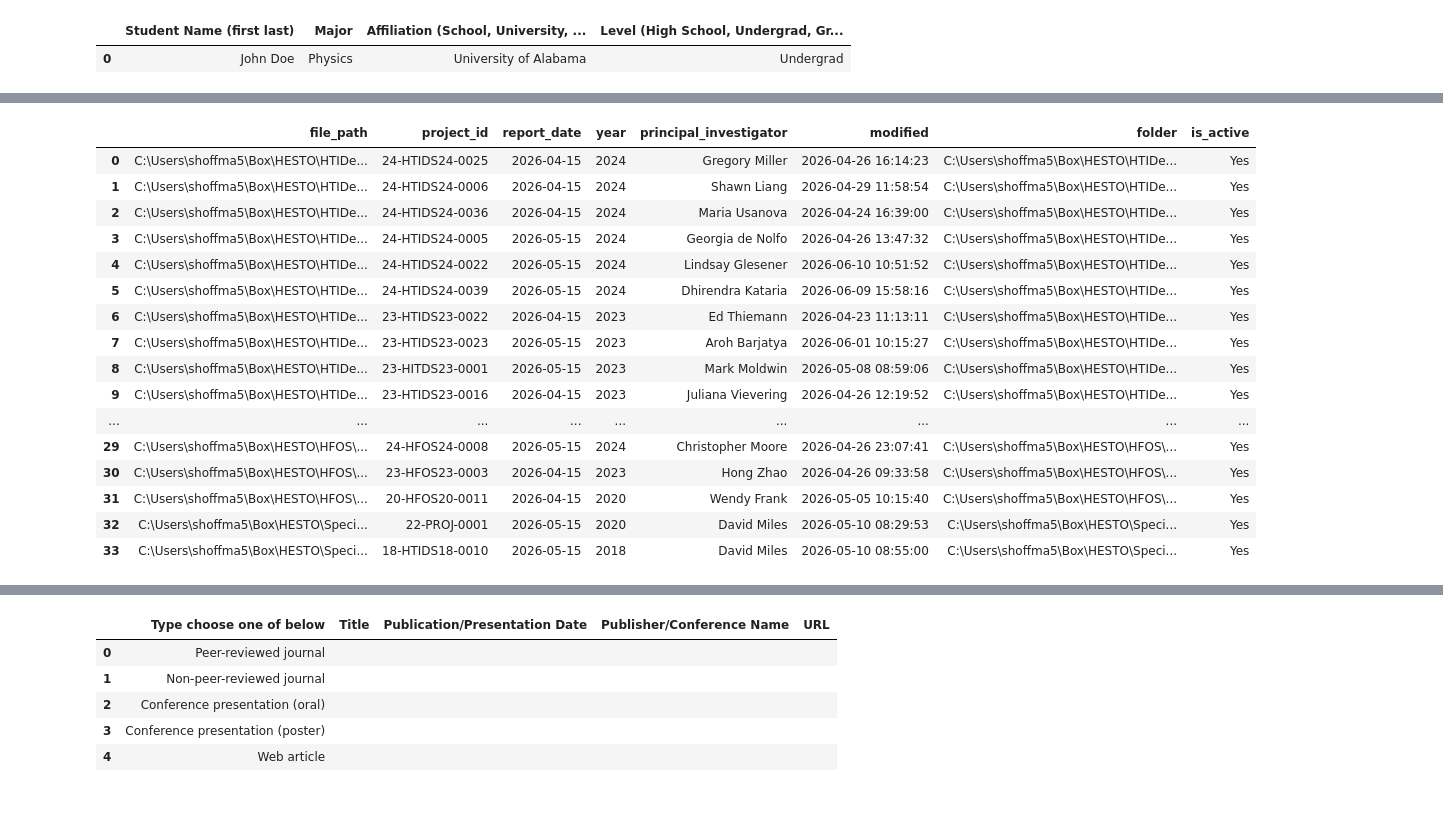
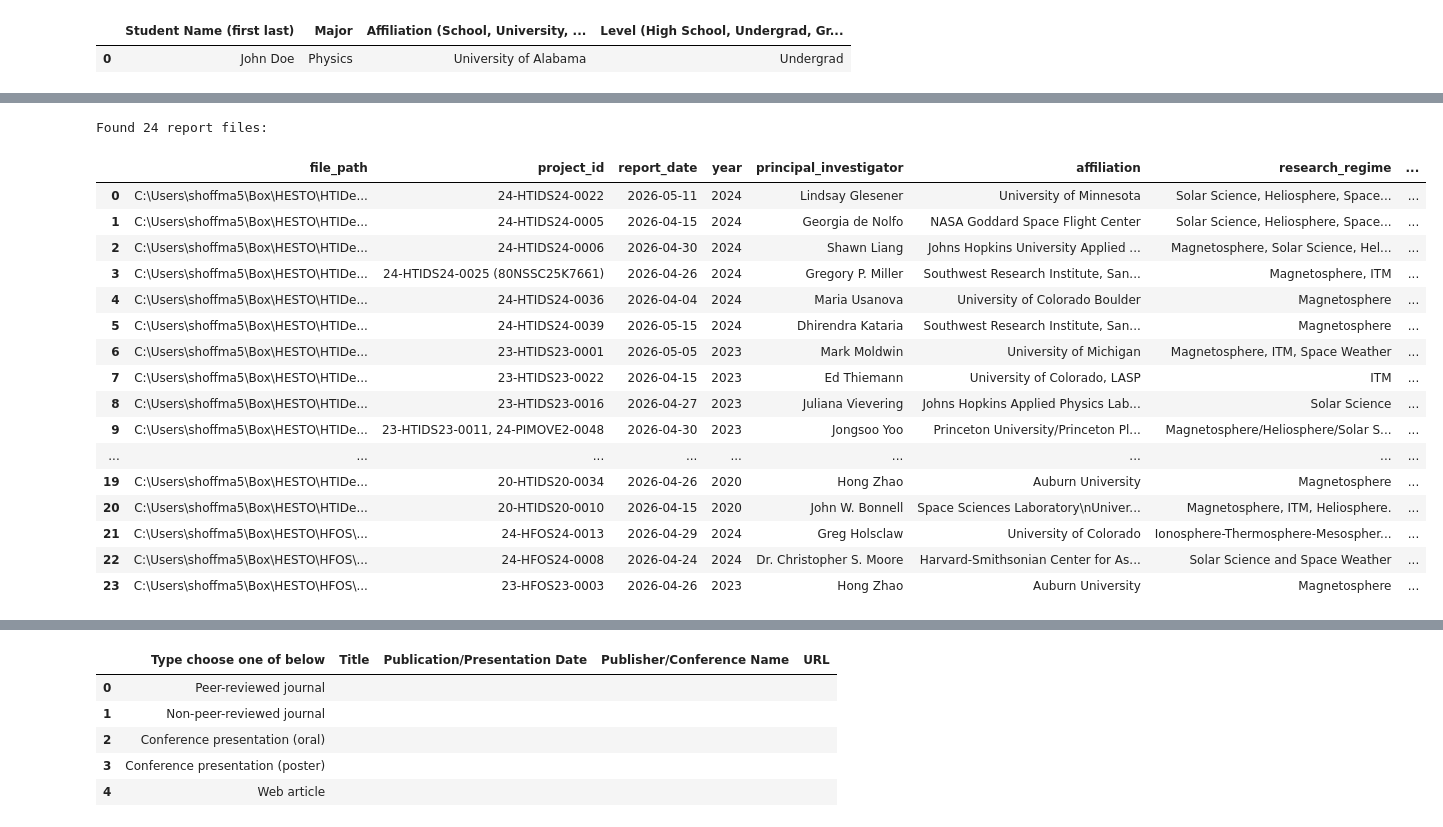
Before and after one commit to ShaunHoffmann/hestodb, a Jupyter notebook: hesto_uv_notebook.ipynb, the cells around one changed output, grey strips where cells are left out. Cells and saved outputs as stored; diff of their text form; code cells hidden in the pictures.

```diff
--- a/hesto_uv_notebook.ipynb
+++ b/hesto_uv_notebook.ipynb
@@ -81,7 +81,8 @@ files = [
     find_latest_report_pptx(Path("C:\\Users\\shoffma5\\Box\\HESTO\\Special Projects"))
 ]
 files = pd.concat(files, ignore_index=True)
-print(f"Found {len(files)} report files:")
+reports = [Report(p) for p in files["file_path"]]
+print(f"Found {len(reports)} report files:")
 files.to_csv("report_files.csv", index=False)
 files
 # %% [output]
@@ -89,17 +106,18 @@ Found 34 report files:
+Found 24 report files:
-|  | file_path | project_id | report_date | year | principal_investigator | modified | folder | is_active |
-| 0 | C:\Users\shoffma5\Box\HESTO\HTIDe... | 24-HTIDS24-0025 | 2026-04-15 | 2024 | Gregory Miller | 2026-04-26 16:14:23 | C:\Users\shoffma5\Box\HESTO\HTIDe... | Yes |
-| 1 | C:\Users\shoffma5\Box\HESTO\HTIDe... | 24-HTIDS24-0006 | 2026-04-15 | 2024 | Shawn Liang | 2026-04-29 11:58:54 | C:\Users\shoffma5\Box\HESTO\HTIDe... | Yes |
-| 2 | C:\Users\shoffma5\Box\HESTO\HTIDe... | 24-HTIDS24-0036 | 2026-04-15 | 2024 | Maria Usanova | 2026-04-24 16:39:00 | C:\Users\shoffma5\Box\HESTO\HTIDe... | Yes |
-| 3 | C:\Users\shoffma5\Box\HESTO\HTIDe... | 24-HTIDS24-0005 | 2026-05-15 | 2024 | Georgia de Nolfo | 2026-04-26 13:47:32 | C:\Users\shoffma5\Box\HESTO\HTIDe... | Yes |
-| 4 | C:\Users\shoffma5\Box\HESTO\HTIDe... | 24-HTIDS24-0022 | 2026-05-15 | 2024 | Lindsay Glesener | 2026-06-10 10:51:52 | C:\Users\shoffma5\Box\HESTO\HTIDe... | Yes |
-| 5 | C:\Users\shoffma5\Box\HESTO\HTIDe... | 24-HTIDS24-0039 | 2026-05-15 | 2024 | Dhirendra Kataria | 2026-06-09 15:58:16 | C:\Users\shoffma5\Box\HESTO\HTIDe... | Yes |
-| 6 | C:\Users\shoffma5\Box\HESTO\HTIDe... | 23-HTIDS23-0022 | 2026-04-15 | 2023 | Ed Thiemann | 2026-04-23 11:13:11 | C:\Users\shoffma5\Box\HESTO\HTIDe... | Yes |
-| 7 | C:\Users\shoffma5\Box\HESTO\HTIDe... | 23-HTIDS23-0023 | 2026-05-15 | 2023 | Aroh Barjatya | 2026-06-01 10:15:27 | C:\Users\shoffma5\Box\HESTO\HTIDe... | Yes |
-| 8 | C:\Users\shoffma5\Box\HESTO\HTIDe... | 23-HITDS23-0001 | 2026-05-15 | 2023 | Mark Moldwin | 2026-05-08 08:59:06 | C:\Users\shoffma5\Box\HESTO\HTIDe... | Yes |
-| 9 | C:\Users\shoffma5\Box\HESTO\HTIDe... | 23-HTIDS23-0016 | 2026-04-15 | 2023 | Juliana Vievering | 2026-04-26 12:19:52 | C:\Users\shoffma5\Box\HESTO\HTIDe... | Yes |
+|  | file_path | project_id | report_date | year | principal_investigator | affiliation | research_regime | ... |
+| 0 | C:\Users\shoffma5\Box\HESTO\HTIDe... | 24-HTIDS24-0022 | 2026-05-11 | 2024 | Lindsay Glesener | University of Minnesota | Solar Science, Heliosphere, Space... | ... |
+| 1 | C:\Users\shoffma5\Box\HESTO\HTIDe... | 24-HTIDS24-0005 | 2026-04-15 | 2024 | Georgia de Nolfo | NASA Goddard Space Flight Center | Solar Science, Heliosphere, Space... | ... |
+| 2 | C:\Users\shoffma5\Box\HESTO\HTIDe... | 24-HTIDS24-0006 | 2026-04-30 | 2024 | Shawn Liang | Johns Hopkins University Applied ... | Magnetosphere, Solar Science, Hel... | ... |
+| 3 | C:\Users\shoffma5\Box\HESTO\HTIDe... | 24-HTIDS24-0025 (80NSSC25K7661) | 2026-04-26 | 2024 | Gregory P. Miller | Southwest Research Institute, San... | Magnetosphere, ITM | ... |
+| 4 | C:\Users\shoffma5\Box\HESTO\HTIDe... | 24-HTIDS24-0036 | 2026-04-04 | 2024 | Maria Usanova | University of Colorado Boulder | Magnetosphere | ... |
+| 5 | C:\Users\shoffma5\Box\HESTO\HTIDe... | 24-HTIDS24-0039 | 2026-05-15 | 2024 | Dhirendra Kataria | Southwest Research Institute, San... | Magnetosphere | ... |
+| 6 | C:\Users\shoffma5\Box\HESTO\HTIDe... | 23-HTIDS23-0001 | 2026-05-05 | 2023 | Mark Moldwin | University of Michigan | Magnetosphere, ITM, Space Weather | ... |
+| 7 | C:\Users\shoffma5\Box\HESTO\HTIDe... | 23-HTIDS23-0022 | 2026-04-15 | 2023 | Ed Thiemann | University of Colorado, LASP | ITM | ... |
+| 8 | C:\Users\shoffma5\Box\HESTO\HTIDe... | 23-HTIDS23-0016 | 2026-04-27 | 2023 | Juliana Vievering | Johns Hopkins Applied Physics Lab... | Solar Science | ... |
+| 9 | C:\Users\shoffma5\Box\HESTO\HTIDe... | 23-HTIDS23-0011, 24-PIMOVE2-0048 | 2026-04-30 | 2023 | Jongsoo Yoo | Princeton University/Princeton Pl... | Magnetosphere/Heliosphere/Solar S... | ... |
 | ... | ... | ... | ... | ... | ... | ... | ... | ... |
-| 29 | C:\Users\shoffma5\Box\HESTO\HFOS\... | 24-HFOS24-0008 | 2026-05-15 | 2024 | Christopher Moore | 2026-04-26 23:07:41 | C:\Users\shoffma5\Box\HESTO\HFOS\... | Yes |
-| 30 | C:\Users\shoffma5\Box\HESTO\HFOS\... | 23-HFOS23-0003 | 2026-04-15 | 2023 | Hong Zhao | 2026-04-26 09:33:58 | C:\Users\shoffma5\Box\HESTO\HFOS\... | Yes |
-| 31 | C:\Users\shoffma5\Box\HESTO\HFOS\... | 20-HFOS20-0011 | 2026-04-15 | 2020 | Wendy Frank | 2026-05-05 10:15:40 | C:\Users\shoffma5\Box\HESTO\HFOS\... | Yes |
-| 32 | C:\Users\shoffma5\Box\HESTO\Speci... | 22-PROJ-0001 | 2026-05-15 | 2020 | David Miles | 2026-05-10 08:29:53 | C:\Users\shoffma5\Box\HESTO\Speci... | Yes |
-| 33 | C:\Users\shoffma5\Box\HESTO\Speci... | 18-HTIDS18-0010 | 2026-05-15 | 2018 | David Miles | 2026-05-10 08:55:00 | C:\Users\shoffma5\Box\HESTO\Speci... | Yes |
+| 19 | C:\Users\shoffma5\Box\HESTO\HTIDe... | 20-HTIDS20-0034 | 2026-04-26 | 2020 | Hong Zhao | Auburn University | Magnetosphere | ... |
+| 20 | C:\Users\shoffma5\Box\HESTO\HTIDe... | 20-HTIDS20-0010 | 2026-04-15 | 2020 | John W. Bonnell | Space Sciences Laboratory\nUniver... | Magnetosphere, ITM, Heliosphere. | ... |
+| 21 | C:\Users\shoffma5\Box\HESTO\HFOS\... | 24-HFOS24-0013 | 2026-04-29 | 2024 | Greg Holsclaw | University of Colorado | Ionosphere-Thermosphere-Mesospher... | ... |
+| 22 | C:\Users\shoffma5\Box\HESTO\HFOS\... | 24-HFOS24-0008 | 2026-04-24 | 2024 | Dr. Christopher S. Moore | Harvard-Smithsonian Center for As... | Solar Science and Space Weather | ... |
+| 23 | C:\Users\shoffma5\Box\HESTO\HFOS\... | 23-HFOS23-0003 | 2026-04-26 | 2023 | Hong Zhao | Auburn University | Magnetosphere | ... |
```
Also changed, not shown: parts of 10 cells of this notebook, 3 other files.
